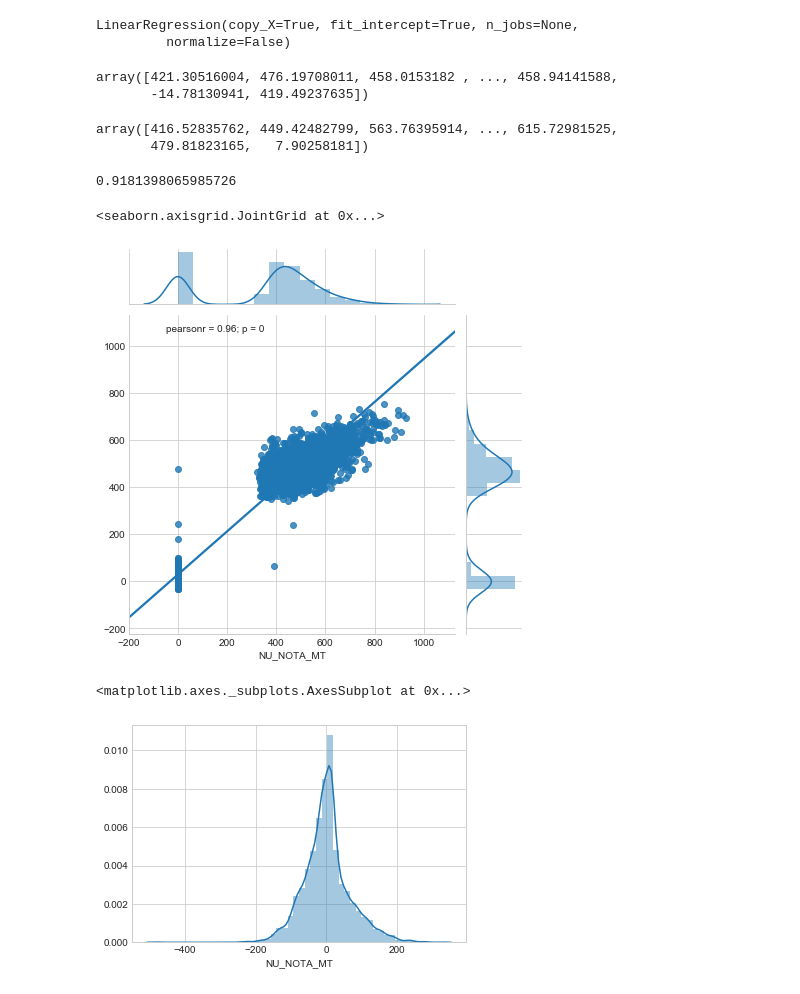
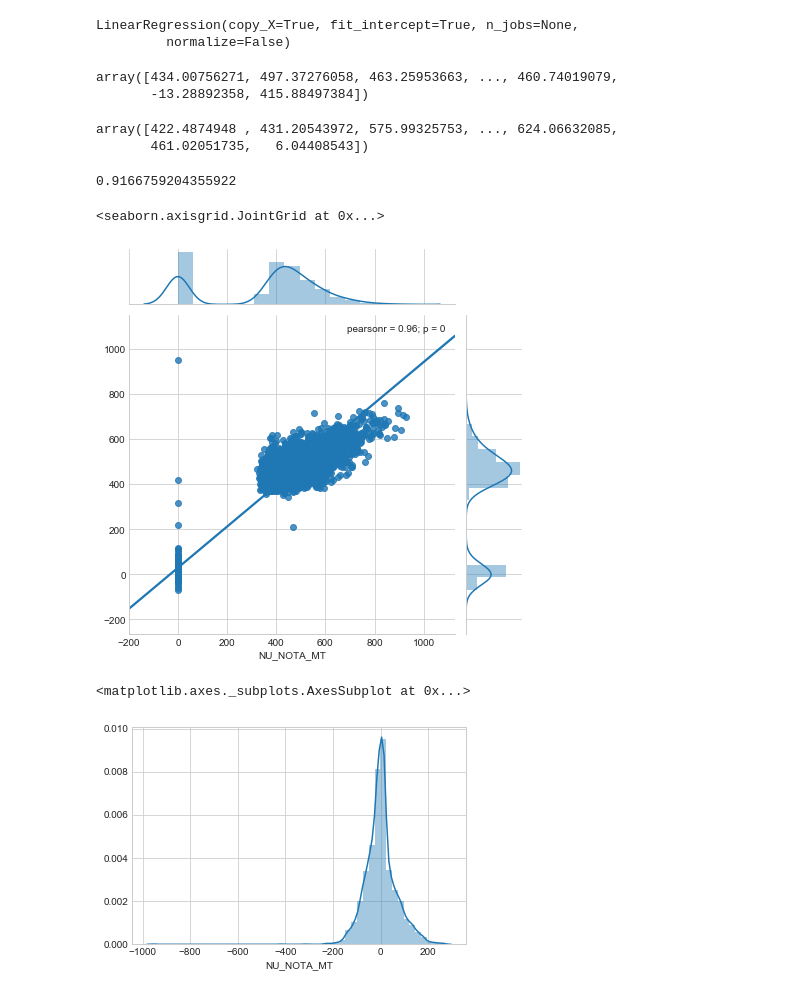
Before and after one commit to luanpbrasil/Codenation_AceleraDev_DS, a Jupyter notebook: notas_mt_predictions.ipynb, the cells around one changed output. Drawn from its saved outputs; the diff is of its cells as text; code cells hidden in the pictures.

Commit message:
Filling NaN variables with means

```diff
--- a/notas_mt_predictions.ipynb
+++ b/notas_mt_predictions.ipynb
@@ -31,7 +31,9 @@ for i in range(21, 29):
     X_test_2.iloc[:, i] = label_encoder.fit_transform(label_encoder.fit_transform(X_test_2.iloc[:, i]))
 X_test_2.iloc[:, 0] = label_encoder.fit_transform(X_test_2.iloc[:, 0])
 X_test_2.iloc[:, 1] = label_encoder.fit_transform(X_test_2.iloc[:, 1])
-X_test_2.fillna(0.0, inplace=True)
+#X_test_2.fillna(0.0, inplace=True)
+for c in X_test_2.columns:
+    X_test_2[c].fillna(int(X_test_2[c].mean()), inplace=True)
 # %% [output]
 A value is trying to be set on a copy of a slice from a DataFrame
 
@@ -63,9 +61,6 @@ Index(['NU_INSCRICAO', 'CO_UF_RESIDENCIA', 'SG_UF_RESIDENCIA', 'NU_IDADE',
       dtype='object')
 # %%
 notas = df['NU_NOTA_MT']
-notas.fillna(0.0, inplace=True)
-# %%
-notas = pd.to_numeric(notas, errors='coerce').fillna(0.0)
 # %%
 X = df[['TP_SEXO', 'SG_UF_RESIDENCIA', 'CO_UF_RESIDENCIA', 'NU_IDADE', 'TP_COR_RACA',
                     'TP_NACIONALIDADE', 'TP_ANO_CONCLUIU', 'TP_ESCOLA', 'TP_ENSINO', 'IN_TREINEIRO',
@@ -76,9 +71,10 @@ X = df[['TP_SEXO', 'SG_UF_RESIDENCIA', 'CO_UF_RESIDENCIA', 'NU_IDADE', 'TP_COR_R
 X['Q027'].fillna('A', inplace=True)
 for i in range(21, 29):
     X.iloc[:, i] = label_encoder.fit_transform(label_encoder.fit_transform(X.iloc[:, i]))
-X.fillna(0.0, inplace=True)
 X.iloc[:, 0] = label_encoder.fit_transform(X.iloc[:, 0])
 X.iloc[:, 1] = label_encoder.fit_transform(X.iloc[:, 1])
+for c in X.columns:
+    X[c].fillna(int(X[c].mean()), inplace=True)
 # %% [output]
 A value is trying to be set on a copy of a slice from a DataFrame
 
@@ -106,29 +98,29 @@ LinearRegression(copy_X=True, fit_intercept=True, n_jobs=None,
 test_predictions = lm.predict(X_test)
 test_predictions
 # %% [output]
-array([421.30516004, 476.19708011, 458.0153182 , ..., 458.94141588,
-       -14.78130941, 419.49237635])
+array([434.00756271, 497.37276058, 463.25953663, ..., 460.74019079,
+       -13.28892358, 415.88497384])
 # %%
 predictions = lm.predict(X_test_2)
 predictions
 # %% [output]
-array([416.52835762, 449.42482799, 563.76395914, ..., 615.72981525,
-       479.81823165,   7.90258181])
+array([422.4874948 , 431.20543972, 575.99325753, ..., 624.06632085,
+       461.02051735,   6.04408543])
 # %%
 metrics.r2_score(y_test, test_predictions)
 # %% [output]
-0.9181398065985726
+0.9166759204355922
 # %%
 sns.set_style('whitegrid')
 sns.jointplot(x=y_test, y=test_predictions, data=df, kind='reg')
 # %% [output]
 <seaborn.axisgrid.JointGrid at 0x...>
-[figure, old version]
+[figure, new version]
 # %%
-sns.distplot((y_test-test_predictions), bins=50)
+sns.distplot((y_test-test_predictions))
 # %% [output]
 <matplotlib.axes._subplots.AxesSubplot at 0x...>
-[figure, old version]
+[figure, new version]
 # %%
 df_inscr = pd.DataFrame(df_test['NU_INSCRICAO'], columns=['NU_INSCRICAO'])
 df_predictions = pd.DataFrame(predictions, columns=['NU_NOTA_MT'])
```
Also changed, not shown: parts of 3 cells of this notebook.
